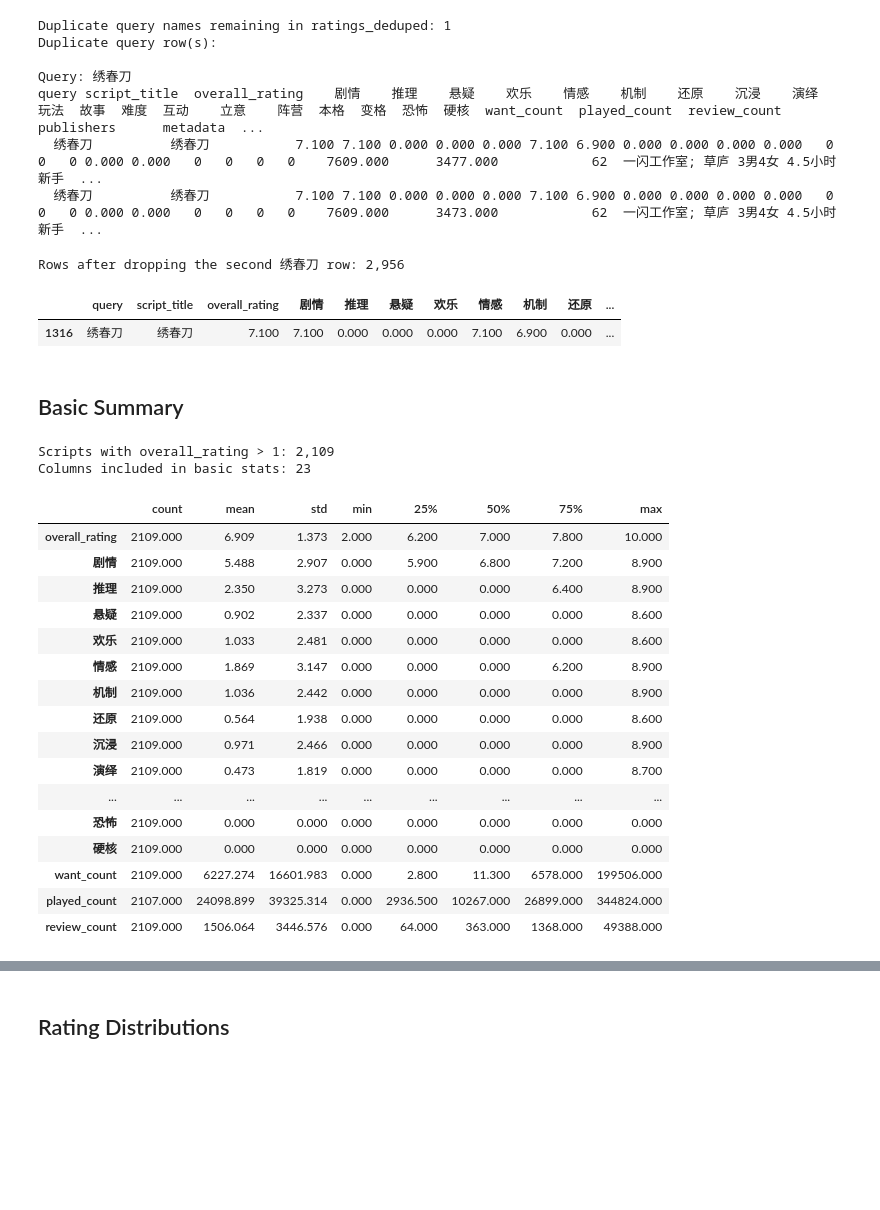
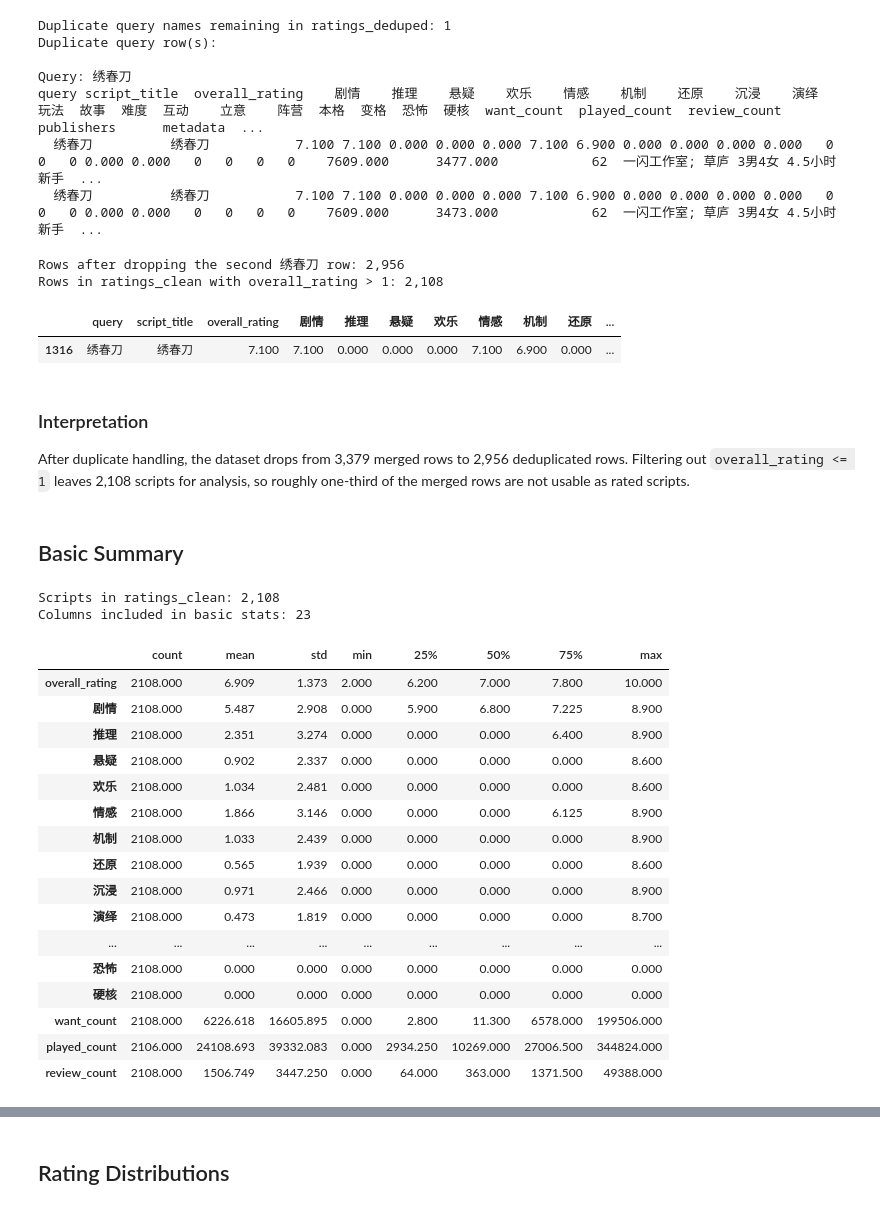
Before and after one commit to guozhan11/miquan-appium, a Jupyter notebook: ratings_descriptive_analysis.ipynb, the cells around one changed output, grey strips where cells are left out. Saved outputs shown, nothing was run; the diff lists cells and outputs as text; code cells hidden in the pictures; blank space fills up the shorter version.

Commit message:
add descriptive stat report

```diff
--- a/ratings_descriptive_analysis.ipynb
+++ b/ratings_descriptive_analysis.ipynb
@@ -175,38 +176,47 @@ ratings_deduped = ratings_deduped.loc[~(
     & (ratings_deduped["source_file"] == "miquan_ratings.csv")
 )].copy()
 
+ratings_clean = ratings_deduped.loc[ratings_deduped["overall_rating"].gt(1)].copy()
+ratings_no_zero_one = ratings_clean
+
 print(f"Rows after dropping the second 绣春刀 row: {len(ratings_deduped):,}")
+print(f"Rows in ratings_clean with overall_rating > 1: {len(ratings_clean):,}")
 ratings_deduped[ratings_deduped["query"] == "绣春刀"]
 # %% [output]
 Rows after dropping the second 绣春刀 row: 2,956
+Rows in ratings_clean with overall_rating > 1: 2,108
 |  | query | script_title | overall_rating | 剧情 | 推理 | 悬疑 | 欢乐 | 情感 | 机制 | 还原 | ... |
 | 1316 | 绣春刀 | 绣春刀 | 7.100 | 7.100 | 0.000 | 0.000 | 0.000 | 7.100 | 6.900 | 0.000 | ... |
+# %% [markdown]
+### Interpretation
+
+After duplicate handling, the dataset drops from 3,379 merged rows to 2,956 deduplicated rows. Filtering out `overall_rating <= 1` leaves 2,108 scripts for analysis, so roughly one-third of the merged rows are not usable as rated scripts.
 # %% [markdown]
 ## Basic Summary
 # %%
 basic_stats_columns = RATING_COLUMNS + COUNT_COLUMNS
-filtered_basic_stats = summarize_numeric(ratings_no_zero_one, basic_stats_columns)
+filtered_basic_stats = summarize_numeric(ratings_clean, basic_stats_columns)
 
-print(f"Scripts with overall_rating > 1: {len(ratings_no_zero_one):,}")
-print(f"Columns included in basic stats: {len([col for col in basic_stats_columns if col in ratings_no_zero_one.columns]):,}")
+print(f"Scripts in ratings_clean: {len(ratings_clean):,}")
+print(f"Columns included in basic stats: {len([col for col in basic_stats_columns if col in ratings_clean.columns]):,}")
 filtered_basic_stats
 # %% [output]
-Scripts with overall_rating > 1: 2,109
+Scripts in ratings_clean: 2,108
 Columns included in basic stats: 23
 |  | count | mean | std | min | 25% | 50% | 75% | max |
-| overall_rating | 2109.000 | 6.909 | 1.373 | 2.000 | 6.200 | 7.000 | 7.800 | 10.000 |
-| 剧情 | 2109.000 | 5.488 | 2.907 | 0.000 | 5.900 | 6.800 | 7.200 | 8.900 |
-| 推理 | 2109.000 | 2.350 | 3.273 | 0.000 | 0.000 | 0.000 | 6.400 | 8.900 |
-| 悬疑 | 2109.000 | 0.902 | 2.337 | 0.000 | 0.000 | 0.000 | 0.000 | 8.600 |
-| 欢乐 | 2109.000 | 1.033 | 2.481 | 0.000 | 0.000 | 0.000 | 0.000 | 8.600 |
-| 情感 | 2109.000 | 1.869 | 3.147 | 0.000 | 0.000 | 0.000 | 6.200 | 8.900 |
-| 机制 | 2109.000 | 1.036 | 2.442 | 0.000 | 0.000 | 0.000 | 0.000 | 8.900 |
-| 还原 | 2109.000 | 0.564 | 1.938 | 0.000 | 0.000 | 0.000 | 0.000 | 8.600 |
-| 沉浸 | 2109.000 | 0.971 | 2.466 | 0.000 | 0.000 | 0.000 | 0.000 | 8.900 |
-| 演绎 | 2109.000 | 0.473 | 1.819 | 0.000 | 0.000 | 0.000 | 0.000 | 8.700 |
+| overall_rating | 2108.000 | 6.909 | 1.373 | 2.000 | 6.200 | 7.000 | 7.800 | 10.000 |
+| 剧情 | 2108.000 | 5.487 | 2.908 | 0.000 | 5.900 | 6.800 | 7.225 | 8.900 |
+| 推理 | 2108.000 | 2.351 | 3.274 | 0.000 | 0.000 | 0.000 | 6.400 | 8.900 |
+| 悬疑 | 2108.000 | 0.902 | 2.337 | 0.000 | 0.000 | 0.000 | 0.000 | 8.600 |
+| 欢乐 | 2108.000 | 1.034 | 2.481 | 0.000 | 0.000 | 0.000 | 0.000 | 8.600 |
+| 情感 | 2108.000 | 1.866 | 3.146 | 0.000 | 0.000 | 0.000 | 6.125 | 8.900 |
+| 机制 | 2108.000 | 1.033 | 2.439 | 0.000 | 0.000 | 0.000 | 0.000 | 8.900 |
+| 还原 | 2108.000 | 0.565 | 1.939 | 0.000 | 0.000 | 0.000 | 0.000 | 8.600 |
+| 沉浸 | 2108.000 | 0.971 | 2.466 | 0.000 | 0.000 | 0.000 | 0.000 | 8.900 |
+| 演绎 | 2108.000 | 0.473 | 1.819 | 0.000 | 0.000 | 0.000 | 0.000 | 8.700 |
 | ... | ... | ... | ... | ... | ... | ... | ... | ... |
-| 恐怖 | 2109.000 | 0.000 | 0.000 | 0.000 | 0.000 | 0.000 | 0.000 | 0.000 |
-| 硬核 | 2109.000 | 0.000 | 0.000 | 0.000 | 0.000 | 0.000 | 0.000 | 0.000 |
-| want_count | 2109.000 | 6227.274 | 16601.983 | 0.000 | 2.800 | 11.300 | 6578.000 | 199506.000 |
-| played_count | 2107.000 | 24098.899 | 39325.314 | 0.000 | 2936.500 | 10267.000 | 26899.000 | 344824.000 |
-| review_count | 2109.000 | 1506.064 | 3446.576 | 0.000 | 64.000 | 363.000 | 1368.000 | 49388.000 |
+| 恐怖 | 2108.000 | 0.000 | 0.000 | 0.000 | 0.000 | 0.000 | 0.000 | 0.000 |
+| 硬核 | 2108.000 | 0.000 | 0.000 | 0.000 | 0.000 | 0.000 | 0.000 | 0.000 |
+| want_count | 2108.000 | 6226.618 | 16605.895 | 0.000 | 2.800 | 11.300 | 6578.000 | 199506.000 |
+| played_count | 2106.000 | 24108.693 | 39332.083 | 0.000 | 2934.250 | 10269.000 | 27006.500 | 344824.000 |
+| review_count | 2108.000 | 1506.749 | 3447.250 | 0.000 | 64.000 | 363.000 | 1371.500 | 49388.000 |
```
Also changed, not shown: parts of 48 cells of this notebook, 9 other files.
